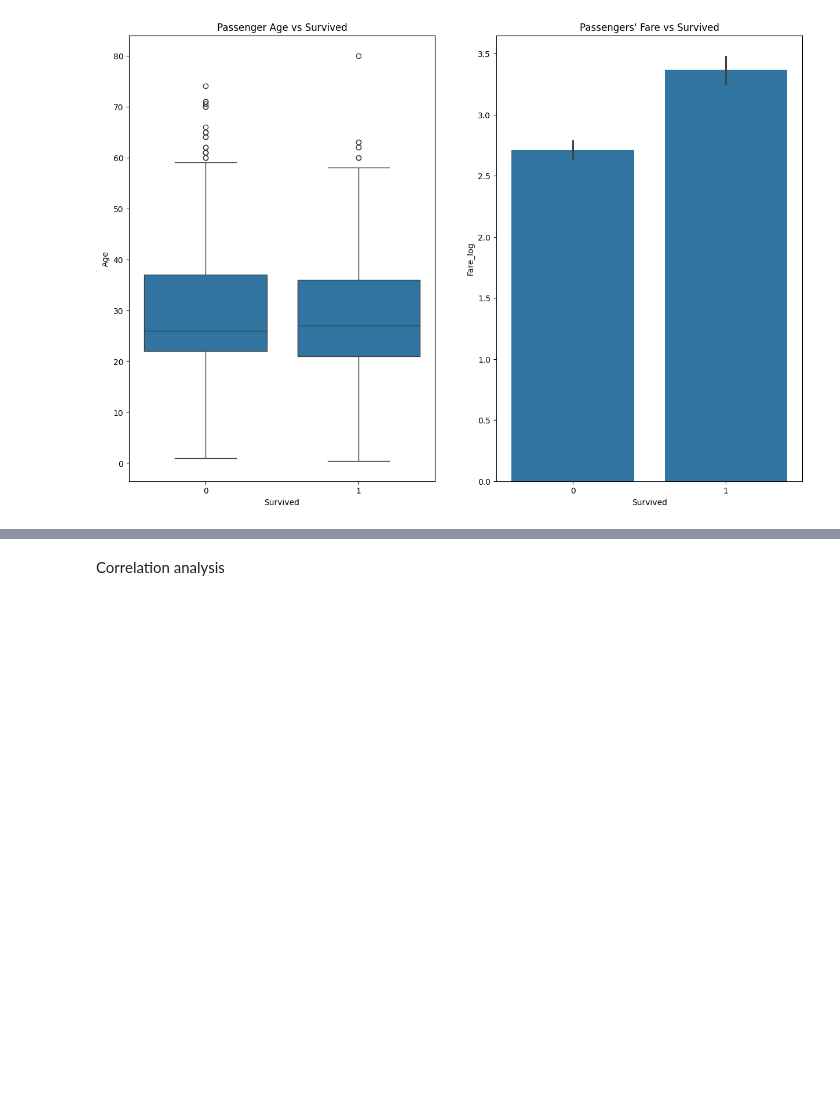
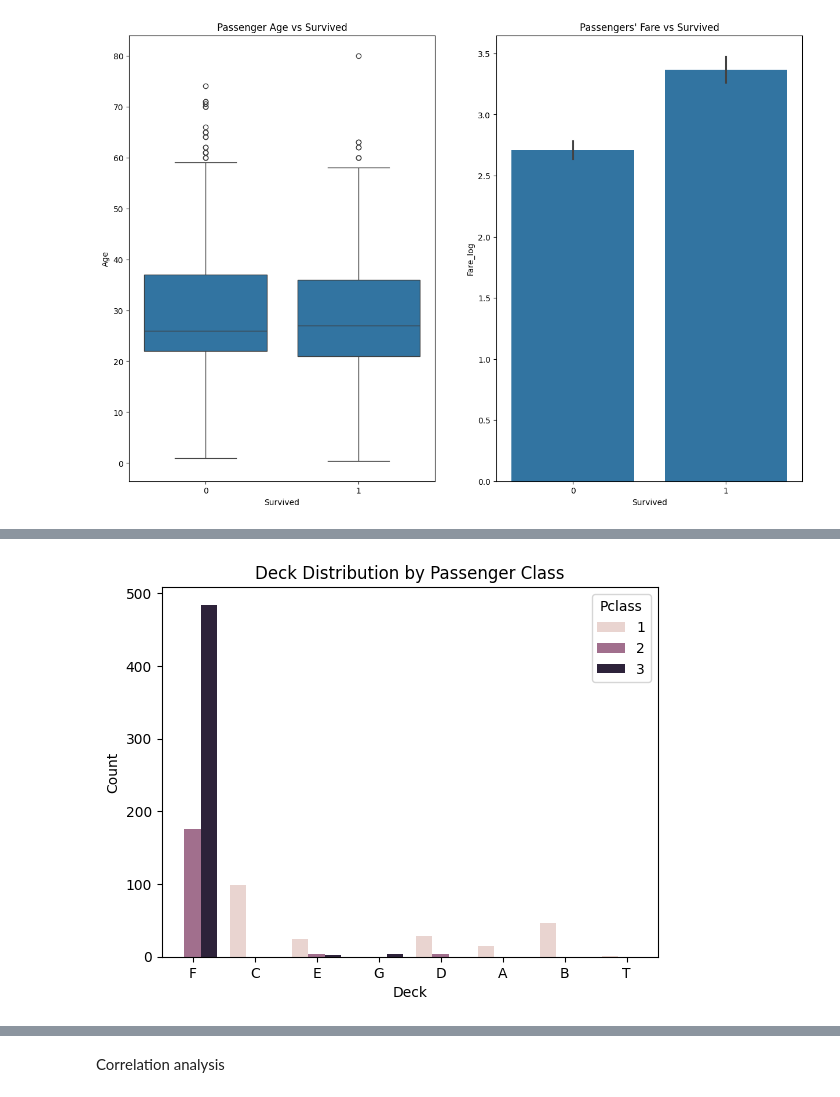
Before and after one commit to Pandey23000Om/titanic-ml-deployment, a Jupyter notebook: notebook/EDA-3.ipynb, the cells around one changed output, grey strips where cells are left out. Cells and saved outputs as stored; diff of their text form; code cells hidden in the pictures; blank space fills up the shorter version.

```diff
--- a/notebook/EDA-3.ipynb
+++ b/notebook/EDA-3.ipynb
@@ -217,0 +227,8 @@ Text(0.5, 1.0, "Passengers' Fare vs Survived")
+# %%
+sns.countplot(x='Deck', hue='Pclass', data=train_df)
+plt.title("Deck Distribution by Passenger Class")
+plt.ylabel("Count")
+plt.xlabel("Deck")
+plt.show()
+# %% [output]
+[figure, added]
```
Also changed, not shown: parts of 20 cells of this notebook.
